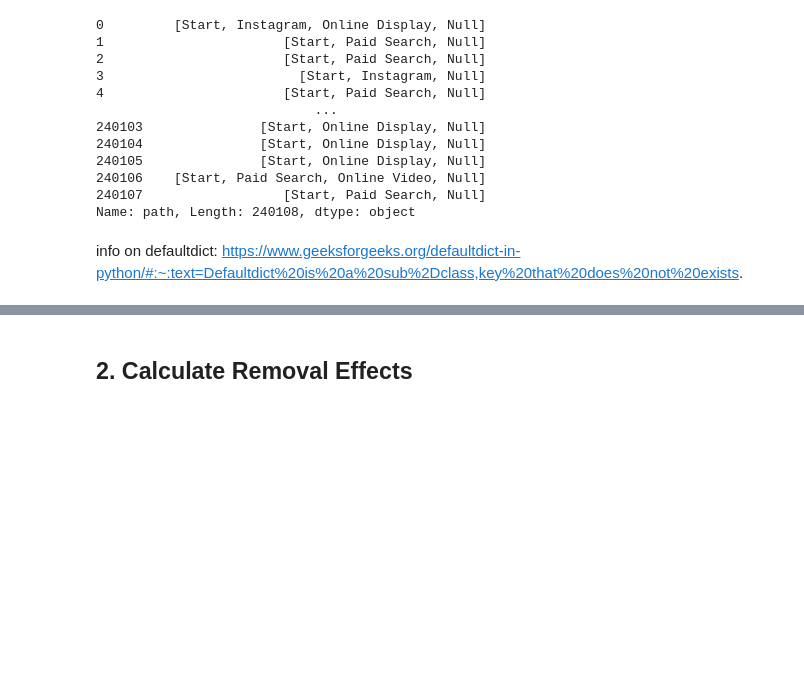
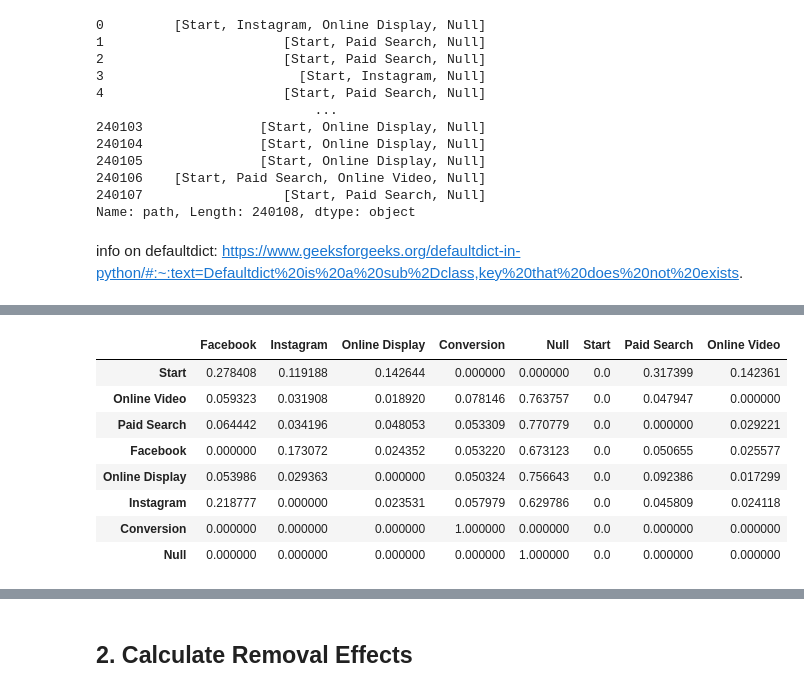
Before and after one commit to Iskriyana/attribution-markov-chains, a Jupyter notebook: Attribution_Markov_Chain.ipynb, the cells around one changed output, grey strips where cells are left out. Cells and saved outputs as stored; diff of their text form; code cells hidden in the pictures; blank space fills up the shorter version.

```diff
--- a/Attribution_Markov_Chain.ipynb
+++ b/Attribution_Markov_Chain.ipynb
@@ -291,0 +298,13 @@ trans_matrix
+# %%
+trans_matrix = trans_matrix.reindex(reorder_list)
+trans_matrix
+# %% [output]
+|  | Facebook | Instagram | Online Display | Conversion | Null | Start | Paid Search | Online Video |
+| Start | 0.278408 | 0.119188 | 0.142644 | 0.000000 | 0.000000 | 0.0 | 0.317399 | 0.142361 |
+| Online Video | 0.059323 | 0.031908 | 0.018920 | 0.078146 | 0.763757 | 0.0 | 0.047947 | 0.000000 |
+| Paid Search | 0.064442 | 0.034196 | 0.048053 | 0.053309 | 0.770779 | 0.0 | 0.000000 | 0.029221 |
+| Facebook | 0.000000 | 0.173072 | 0.024352 | 0.053220 | 0.673123 | 0.0 | 0.050655 | 0.025577 |
+| Online Display | 0.053986 | 0.029363 | 0.000000 | 0.050324 | 0.756643 | 0.0 | 0.092386 | 0.017299 |
+| Instagram | 0.218777 | 0.000000 | 0.023531 | 0.057979 | 0.629786 | 0.0 | 0.045809 | 0.024118 |
+| Conversion | 0.000000 | 0.000000 | 0.000000 | 1.000000 | 0.000000 | 0.0 | 0.000000 | 0.000000 |
+| Null | 0.000000 | 0.000000 | 0.000000 | 0.000000 | 1.000000 | 0.0 | 0.000000 | 0.000000 |
```
Also changed, not shown: parts of 10 cells of this notebook, 1 other file.
